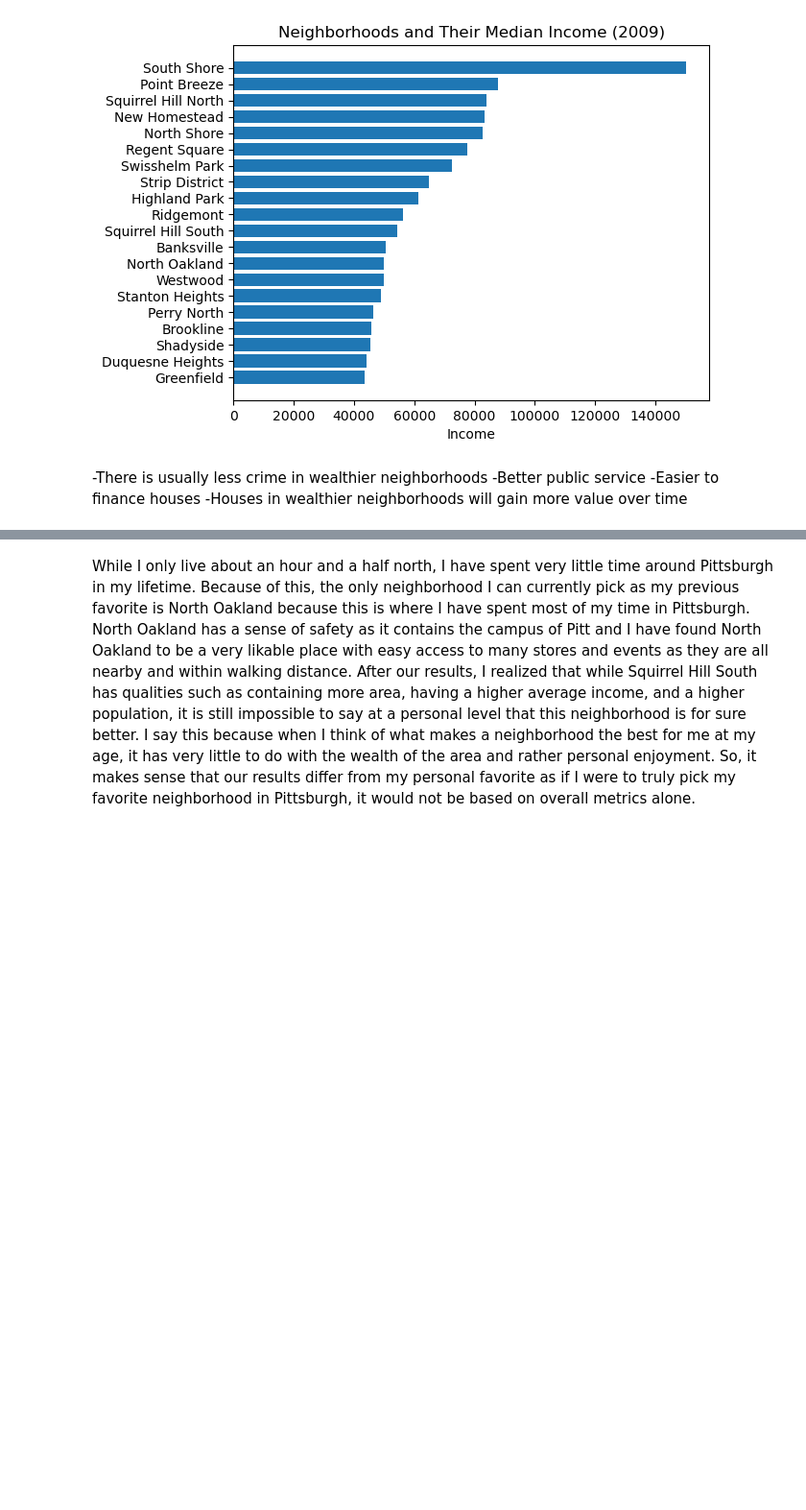
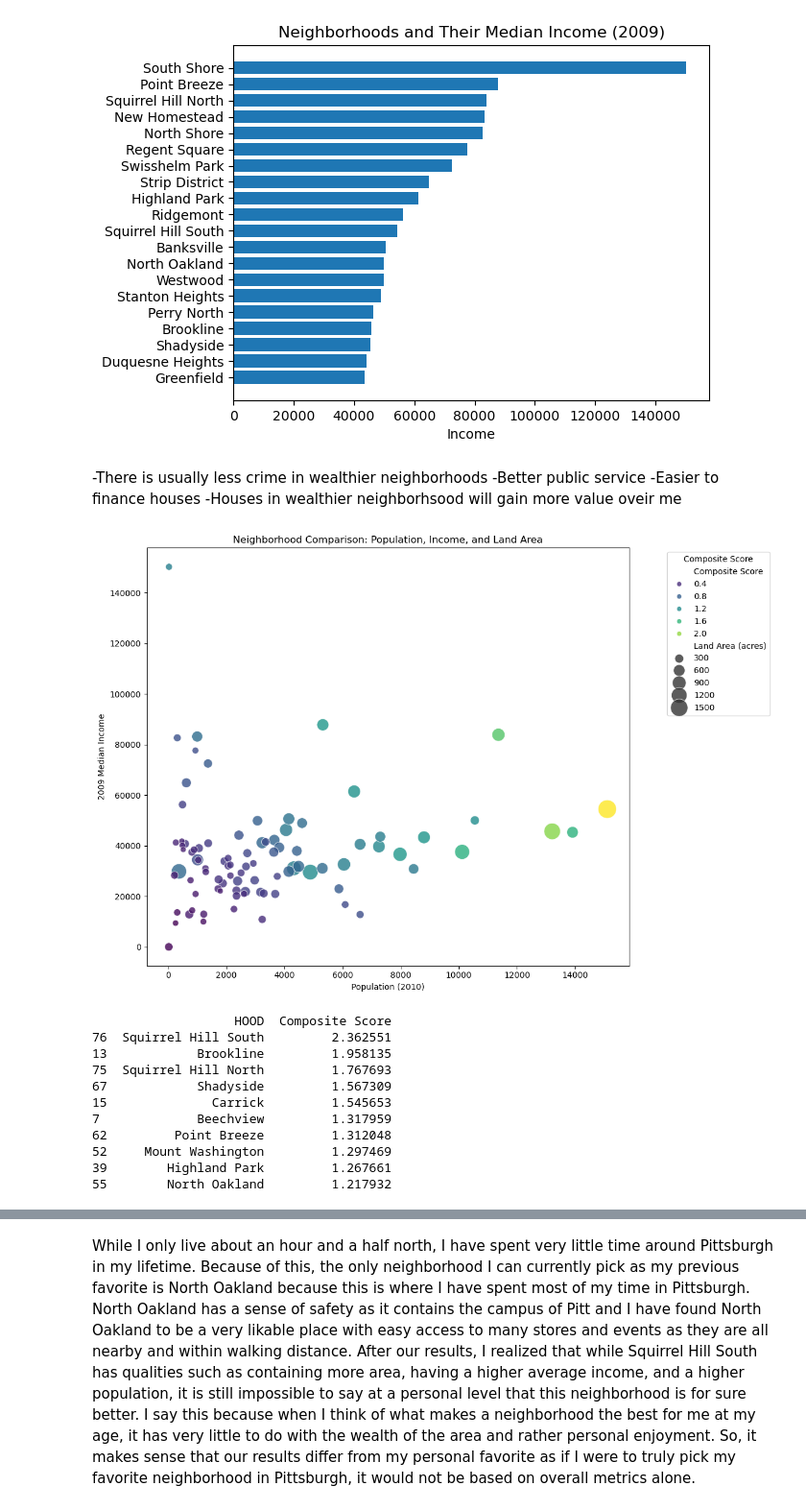
Before and after one commit to NickFrancioni/Final-Project, a Jupyter notebook: FinalProjectNRF (1).ipynb, the cells around one changed output, grey strips where cells are left out. Shown at 96% size. Drawn from its saved outputs; the diff is of its cells as text; code cells hidden in the pictures; blank space fills up the shorter version.

```diff
--- a/FinalProjectNRF (1).ipynb
+++ b/FinalProjectNRF (1).ipynb
@@ -108,4 +89,60 @@ plt.show()
 -There is usually less crime in wealthier neighborhoods
 -Better public service
 -Easier to finance houses
--Houses in wealthier neighborhoods will gain more value over time
+-Houses in wealthier neighborhsood will gain more value oveir me
+# %%
+import pandas as pd
+import matplotlib.pyplot as plt
+import seaborn as sns
+
+file_path = "PGH_Neighborhoods_SNAP_OD_4374851025579228328.csv"
+income_file_path = "income.csv"
+df = pd.read_csv(file_path)
+df_income = pd.read_csv(income_file_path)
+
+df_clean = df.dropna(subset=['HOOD', 'Pop. 2010', 'Land Area (acres)'])
+df_income_clean = df_income.dropna(subset=['Neighborhood', '2009 Median Income (\'09 Dollars)'])
+
+neighborhood_data = df_clean.groupby('HOOD')[['Pop. 2010', 'Land Area (acres)']].sum().reset_index()
+merged_data = pd.merge(neighborhood_data, df_income_clean, left_on='HOOD', right_on='Neighborhood', how='inner')
+
+merged_data['Composite Score'] = (
+    merged_data['Pop. 2010'] / merged_data['Pop. 2010'].max() +
+    merged_data['Land Area (acres)'] / merged_data['Land Area (acres)'].max() +
+    merged_data['2009 Median Income (\'09 Dollars)'] / merged_data['2009 Median Income (\'09 Dollars)'].max()
+)
+
+merged_data = merged_data.sort_values(by='Composite Score', ascending=False)
+
+plt.figure(figsize=(12, 8))
+sns.scatterplot(
+    data=merged_data,
+    x='Pop. 2010',
+    y='2009 Median Income (\'09 Dollars)',
+    size='Land Area (acres)',
+    hue='Composite Score',
+    palette='viridis',
+    sizes=(50, 500),
+    alpha=0.8
+)
+plt.title('Neighborhood Comparison: Population, Income, and Land Area')
+plt.xlabel('Population (2010)')
+plt.ylabel('2009 Median Income')
+plt.legend(title='Composite Score', loc='upper right', bbox_to_anchor=(1.3, 1))
+plt.tight_layout()
+plt.show()
+
+print(merged_data[['HOOD', 'Composite Score']].head(10))
+# %% [output]
+[figure, added]
+                   HOOD  Composite Score
+76  Squirrel Hill South         2.362551
+13            Brookline         1.958135
+75  Squirrel Hill North         1.767693
+67            Shadyside         1.567309
+15              Carrick         1.545653
+7             Beechview         1.317959
+62         Point Breeze         1.312048
+52     Mount Washington         1.297469
+39        Highland Park         1.267661
+55        North Oakland         1.217932
```
Also changed, not shown: parts of 4 cells of this notebook.
